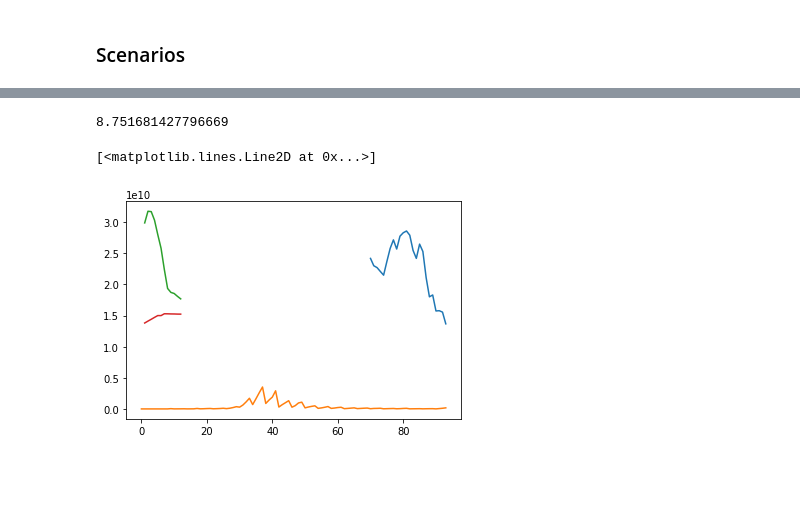
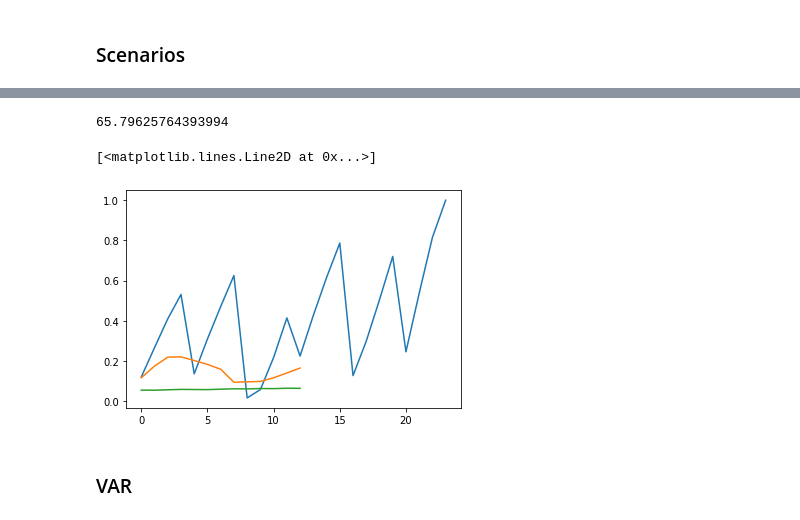
Before and after one commit to su-mana-s/Banking-and-Finance, a Jupyter notebook: src/models/scenario.ipynb, the cells around one changed output, grey strips where cells are left out. Cells and saved outputs as stored; diff of their text form; code cells hidden in the pictures; blank space fills up the shorter version.

```diff
--- a/src/models/scenario.ipynb
+++ b/src/models/scenario.ipynb
@@ -336,13 +476,18 @@ ranks[target]
+# %%
+train = norm_df.iloc[:70,:] # inelegant:))
+test = norm_df.iloc[70:,:]
 # %%
 
 # results = smf.ols(' bny ~  realEstate + dj + cpiInflation + TenYrTreasury + houseprice + FiveYrTreasury', data=train).fit()
-model1 = smf.ols(' netIntInc ~  djstock + lagrealEstate + houseprice + lagten ', data=train).fit()
+model1 = smf.ols(' netIntInc ~  djstock + realEstate + houseprice ', data=train).fit()
 model2 = smf.ols(' netIntInc ~  djstock + lagrealEstate', data=train).fit()
 model3 = smf.ols(' netIntInc ~  unempr + lagcorpyeild + houseprice', data=train).fit()
+model4 = smf.ols(' netIntInc ~  djstock', data=train).fit()
 # Inspect the results
-print(model1.summary())
-print("Parameters: ", model1.params)
-print("R2: ", model1.rsquared)
+model = model1
+print(model.summary())
+print("Parameters: ", model.params)
+print("R2: ", model.rsquared)
 # %% [output]
                             OLS Regression Results
 ==============================================================================
@@ -415,9 +579,12 @@ severe.head()
 # %%
 severe_dates = severe['Date'].to_list()
 pred_severe = severe.iloc[:,2:].astype('float32')
-pred_severe = change_names(pred_severe)
-pred_severe = add_lags(pred_severe)
-severe_predictions = model.predict(pred_severe)
+scaler = MinMaxScaler()
+norm_pred = scaler.fit_transform(pred_severe)
+norm_sev = pd.DataFrame(norm_pred, columns=pred_severe.columns)
+norm_sev = change_names(norm_sev)
+norm_sev = add_lags(norm_sev)
+severe_predictions = model.predict(norm_sev)
 # %%
 severe_predictions.sum()
 # %% [output]
@@ -425,6 +592,9 @@ severe_predictions.sum()
 # %%
 super_dates = supervisory['Date'].to_list()
 pred_super = supervisory.iloc[:,2:].astype('float32')
-pred_super = change_names(pred_super)
-pred_super = add_lags(pred_super)
-super_predictions = model.predict(pred_super)
+scaler = MinMaxScaler()
+norm_pred = scaler.fit_transform(pred_super)
+norm_super = pd.DataFrame(norm_pred, columns=pred_super.columns)
+norm_super = change_names(norm_super)
+norm_super = add_lags(norm_super)
+super_predictions = model.predict(norm_super)
@@ -431,14 +610,17 @@ super_predictions = model.predict(pred_super)
 # %%
-( - super_predictions.sum() + severe_predictions.sum())/pred_super.shape[0]/10**9
+( - sup.sum() + sev.sum())/10**9
+# sev.sum()/10**9
 # %% [output]
-8.751681427796669
+65.79625764393994
 # %%
-y_test = pred_df['sliens_chargeoffs'].to_list()
+y_test = test['preTaxOperInc'].to_list()
 plt.plot(y_pred)
 plt.plot(y_test)
 plt.plot(severe_predictions)
 plt.plot(super_predictions)
 #shift and change indices
 # %% [output]
 [<matplotlib.lines.Line2D at 0x...>]
-[figure, old version]
+[figure, new version]
+# %% [markdown]
+### VAR
```
Also changed, not shown: parts of 25 cells of this notebook, 20 other files.
